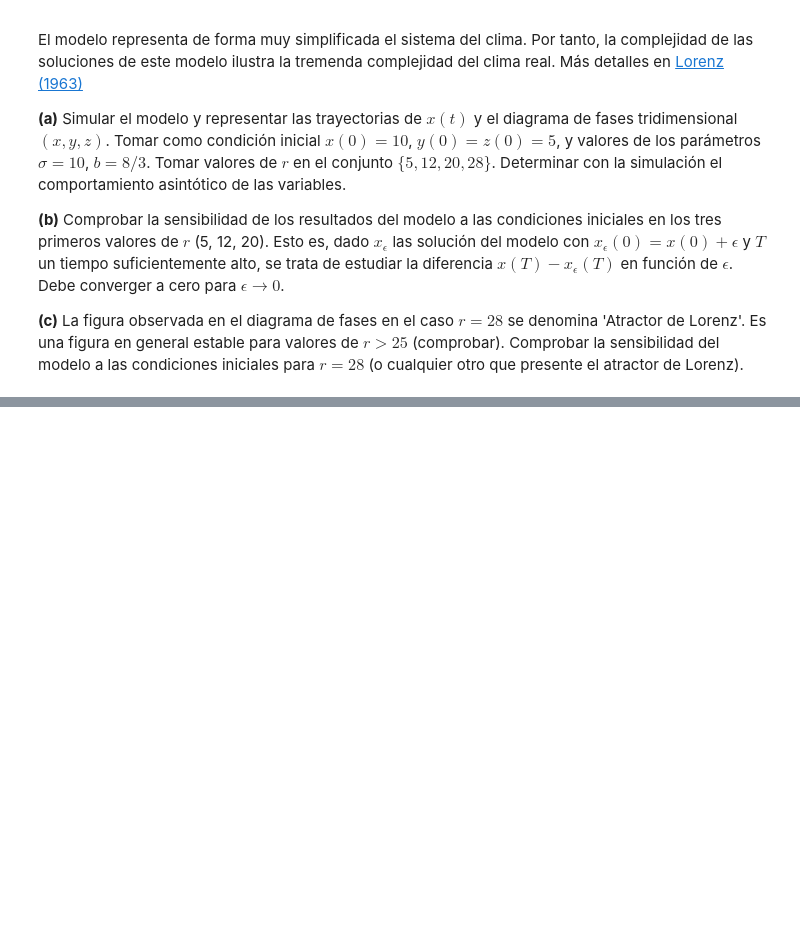
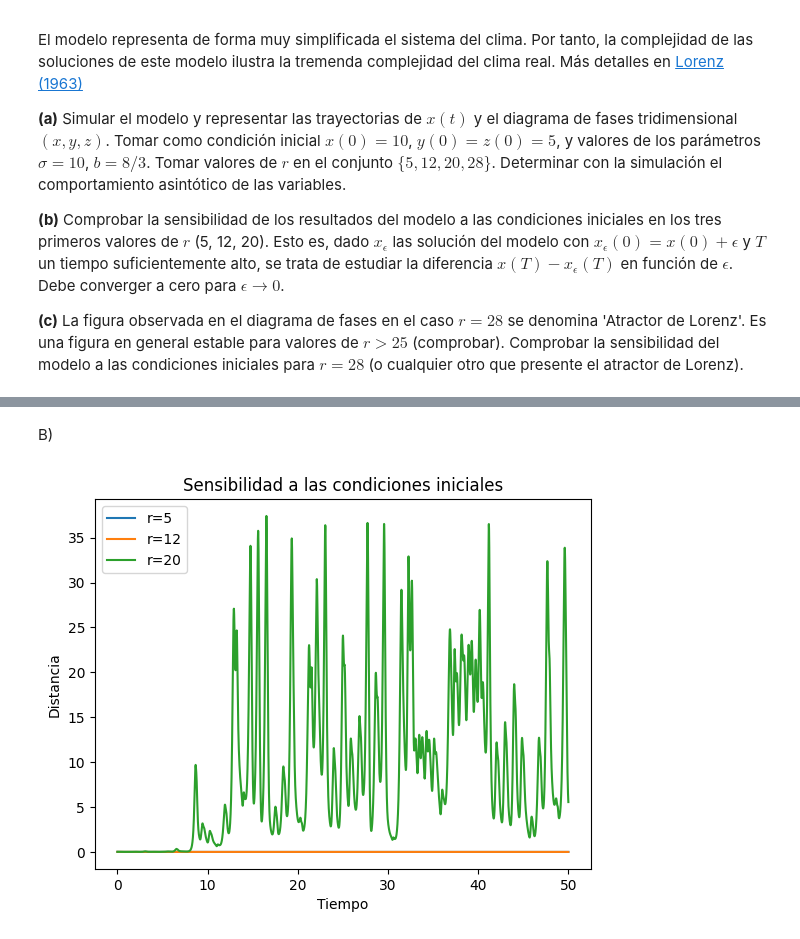
Before and after one commit to Davidgrcdz/SACSE-Practicas, a Jupyter notebook: Ejercicios/Ejercicios_det2_prop.ipynb, the cells around one changed output, grey strips where cells are left out. Cells and saved outputs as stored; diff of their text form; code cells hidden in the pictures; blank space fills up the shorter version.

```diff
--- a/Ejercicios/Ejercicios_det2_prop.ipynb
+++ b/Ejercicios/Ejercicios_det2_prop.ipynb
@@ -253,0 +301,55 @@ El modelo representa de forma muy simplificada el sistema del clima. Por tanto,
+# %% [markdown]
+B)
+# %%
+import numpy as np
+import matplotlib.pyplot as plt
+
+# Parámetros
+sigma = 10
+b = 8/3
+r = [5, 12, 20]
+initial_state = [10, 5, 5]  # x(0), y(0), z(0)
+
+# Sistema de Lorenz
+def sys(t, state, sigma, r, b):
+    x, y, z = state
+    dxdt = sigma * (y - x)
+    dydt = r * x - y - x * z
+    dzdt = x * y - b * z
+    return [dxdt, dydt, dzdt]
+
+# Método de Euler modificado para manejar sistemas de ecuaciones
+def solveODE_euler(f, x0, t, args=()):
+    n = len(t)
+    dim = len(x0)
+    x = np.zeros((n, dim))  # Matriz para almacenar las soluciones (n x 3)
+    x[0] = x0  # Condiciones iniciales
+    for i in range(n - 1):
+        dxdt = f(t[i], x[i], *args)  # Derivadas
+        x[i+1] = x[i] + (t[i+1] - t[i]) * np.array(dxdt)  # Aproximación por Euler
+    return x
+
+# Intervalo de tiempo y puntos de evaluación
+t_span = 50  # Tiempo
+t_eval = np.linspace(0, t_span, 10000)  # Tiempo evaluado
+epsilon = 0.01 # Perturbación en las condiciones iniciales
+
+# Simulación para diferentes valores de r
+for r_value in r:
+    sol = solveODE_euler(sys, initial_state, t_eval, args=(sigma, r_value, b))
+
+    # Solución con condiciones iniciales perturbadas en x(0) + epsilon
+    perturbed_state = [initial_state[0] + epsilon, initial_state[1], initial_state[2]]
+    sol_perturbed = solveODE_euler(sys, perturbed_state, t_eval, args=(sigma, r_value, b))
+
+    # Distancia euclidiana entre las soluciones
+    distance = np.linalg.norm(sol - sol_perturbed, axis=1)
+    plt.plot(t_eval, distance, label=f'r={r_value}')  # Distancia vs tiempo
+
+plt.xlabel('Tiempo')
+plt.ylabel('Distancia')
+plt.title('Sensibilidad a las condiciones iniciales')
+plt.legend()
+plt.show()
+# %% [output]
+[figure, added]
```
Also changed, not shown: parts of 22 cells of this notebook.
